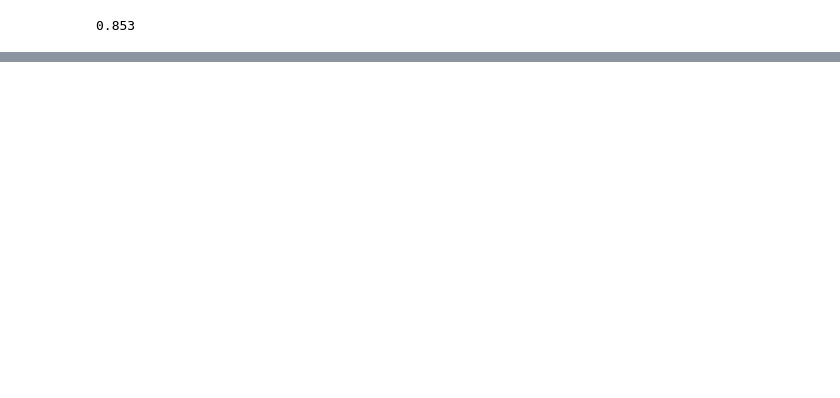
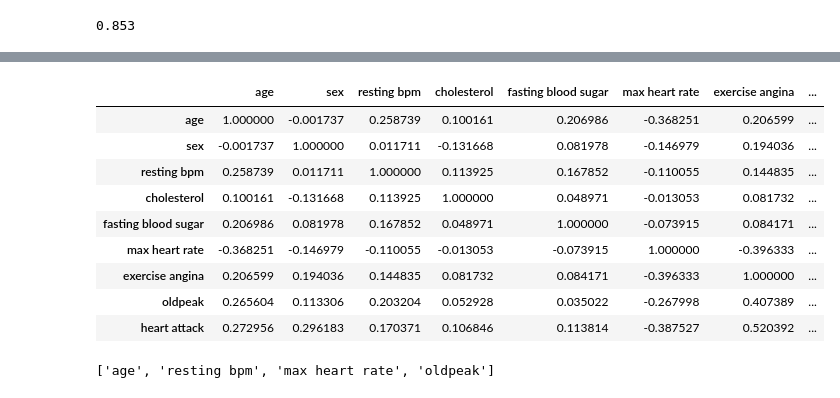
Before and after one commit to BrouthenKamel/DEV-FESTERS-DEVFEST-BATNA-2022, a Jupyter notebook: Heart_Attack_Prediction_Project.ipynb, the cells around one changed output, grey strips where cells are left out. Cells and saved outputs as stored; diff of their text form; code cells hidden in the pictures; blank space fills up the shorter version.

```diff
--- a/Heart_Attack_Prediction_Project.ipynb
+++ b/Heart_Attack_Prediction_Project.ipynb
@@ -574,0 +579,2 @@ x_new
+# %%
+x_final = dataset_original.copy()
@@ -574,0 +594,13 @@ x_new
+# %%
+x_final.corr()
+# %% [output]
+|  | age | sex | resting bpm | cholesterol | fasting blood sugar | max heart rate | exercise angina | ... |
+| age | 1.000000 | -0.001737 | 0.258739 | 0.100161 | 0.206986 | -0.368251 | 0.206599 | ... |
+| sex | -0.001737 | 1.000000 | 0.011711 | -0.131668 | 0.081978 | -0.146979 | 0.194036 | ... |
+| resting bpm | 0.258739 | 0.011711 | 1.000000 | 0.113925 | 0.167852 | -0.110055 | 0.144835 | ... |
+| cholesterol | 0.100161 | -0.131668 | 0.113925 | 1.000000 | 0.048971 | -0.013053 | 0.081732 | ... |
+| fasting blood sugar | 0.206986 | 0.081978 | 0.167852 | 0.048971 | 1.000000 | -0.073915 | 0.084171 | ... |
+| max heart rate | -0.368251 | -0.146979 | -0.110055 | -0.013053 | -0.073915 | 1.000000 | -0.396333 | ... |
+| exercise angina | 0.206599 | 0.194036 | 0.144835 | 0.081732 | 0.084171 | -0.396333 | 1.000000 | ... |
+| oldpeak | 0.265604 | 0.113306 | 0.203204 | 0.052928 | 0.035022 | -0.267998 | 0.407389 | ... |
+| heart attack | 0.272956 | 0.296183 | 0.170371 | 0.106846 | 0.113814 | -0.387527 | 0.520392 | ... |
@@ -574,0 +611,6 @@ x_new
+# %%
+numerical_update = numerical.copy()
+numerical_update.remove('cholesterol')
+numerical_update
+# %% [output]
+['age', 'resting bpm', 'max heart rate', 'oldpeak']
```
Also changed, not shown: parts of 41 cells of this notebook.
